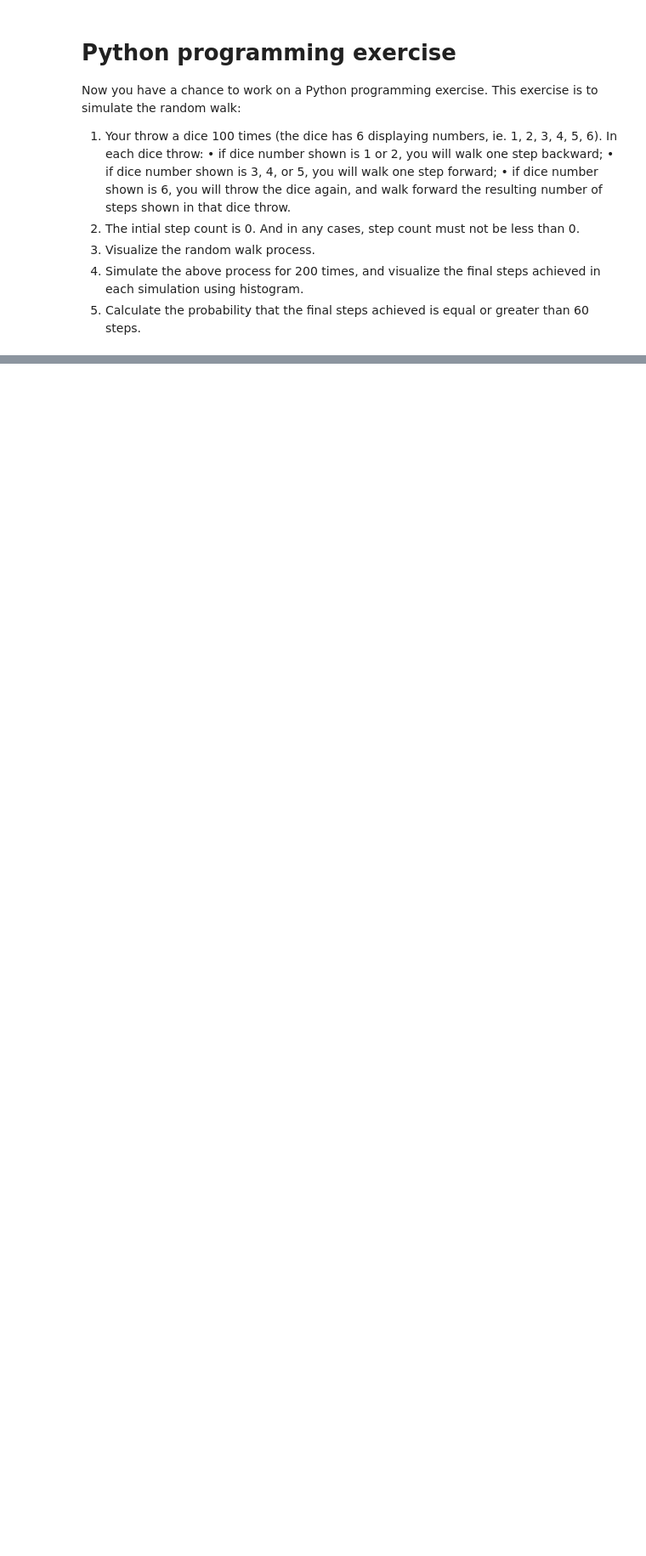
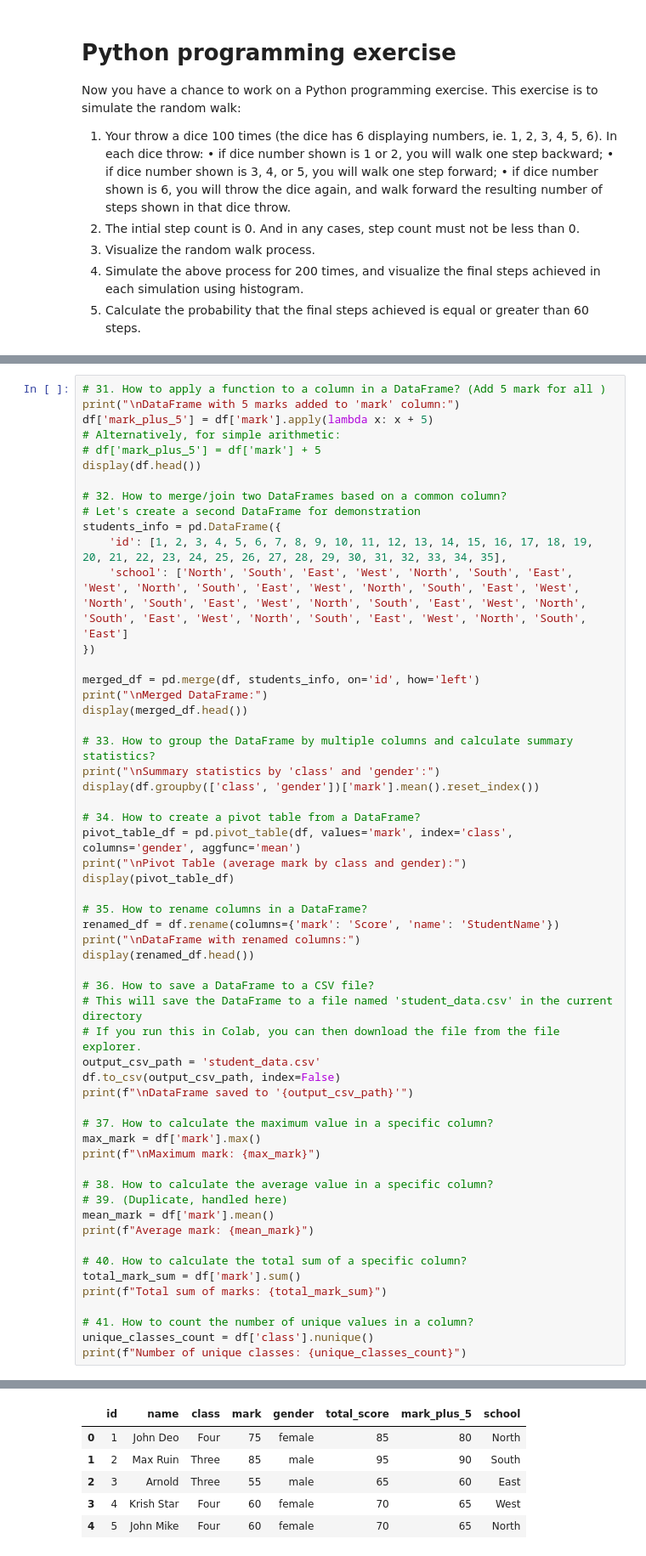
Before and after one commit to BG-bibek/BG-bibek, a Jupyter notebook: week1Consolidate.ipynb, the cells around one changed output, grey strips where cells are left out. Shown at 85% size. Drawn from its saved outputs; the diff is of its cells as text; blank space fills up the shorter version.

```diff
--- a/week1Consolidate.ipynb
+++ b/week1Consolidate.ipynb
@@ -52,0 +398,57 @@ Probability of achieving 60 or more steps: 1.00
+# %%
+# 31. How to apply a function to a column in a DataFrame? (Add 5 mark for all )
+print("\nDataFrame with 5 marks added to 'mark' column:")
+df['mark_plus_5'] = df['mark'].apply(lambda x: x + 5)
+# Alternatively, for simple arithmetic:
+# df['mark_plus_5'] = df['mark'] + 5
+display(df.head())
+
+# 32. How to merge/join two DataFrames based on a common column?
+# Let's create a second DataFrame for demonstration
+students_info = pd.DataFrame({
+    'id': [1, 2, 3, 4, 5, 6, 7, 8, 9, 10, 11, 12, 13, 14, 15, 16, 17, 18, 19, 20, 21, 22, 23, 24, 25, 26, 27, 28, 29, 30, 31, 32, 33, 34, 35],
+    'school': ['North', 'South', 'East', 'West', 'North', 'South', 'East', 'West', 'North', 'South', 'East', 'West', 'North', 'South', 'East', 'West', 'North', 'South', 'East', 'West', 'North', 'South', 'East', 'West', 'North', 'South', 'East', 'West', 'North', 'South', 'East', 'West', 'North', 'South', 'East']
+})
+
+merged_df = pd.merge(df, students_info, on='id', how='left')
+print("\nMerged DataFrame:")
+display(merged_df.head())
+
+# 33. How to group the DataFrame by multiple columns and calculate summary statistics?
+print("\nSummary statistics by 'class' and 'gender':")
+display(df.groupby(['class', 'gender'])['mark'].mean().reset_index())
+
+# 34. How to create a pivot table from a DataFrame?
+pivot_table_df = pd.pivot_table(df, values='mark', index='class', columns='gender', aggfunc='mean')
+print("\nPivot Table (average mark by class and gender):")
+display(pivot_table_df)
+
+# 35. How to rename columns in a DataFrame?
+renamed_df = df.rename(columns={'mark': 'Score', 'name': 'StudentName'})
+print("\nDataFrame with renamed columns:")
+display(renamed_df.head())
+
+# 36. How to save a DataFrame to a CSV file?
+# This will save the DataFrame to a file named 'student_data.csv' in the current directory
+# If you run this in Colab, you can then download the file from the file explorer.
+output_csv_path = 'student_data.csv'
+df.to_csv(output_csv_path, index=False)
+print(f"\nDataFrame saved to '{output_csv_path}'")
+
+# 37. How to calculate the maximum value in a specific column?
+max_mark = df['mark'].max()
+print(f"\nMaximum mark: {max_mark}")
+
+# 38. How to calculate the average value in a specific column?
+# 39. (Duplicate, handled here)
+mean_mark = df['mark'].mean()
+print(f"Average mark: {mean_mark}")
+
+# 40. How to calculate the total sum of a specific column?
+total_mark_sum = df['mark'].sum()
+print(f"Total sum of marks: {total_mark_sum}")
+
+# 41. How to count the number of unique values in a column?
+unique_classes_count = df['class'].nunique()
+print(f"Number of unique classes: {unique_classes_count}")
+# %% [output]
@@ -52,0 +463,6 @@ Probability of achieving 60 or more steps: 1.00
+|  | id | name | class | mark | gender | total_score | mark_plus_5 | school |
+| 0 | 1 | John Deo | Four | 75 | female | 85 | 80 | North |
+| 1 | 2 | Max Ruin | Three | 85 | male | 95 | 90 | South |
+| 2 | 3 | Arnold | Three | 55 | male | 65 | 60 | East |
+| 3 | 4 | Krish Star | Four | 60 | female | 70 | 65 | West |
+| 4 | 5 | John Mike | Four | 60 | female | 70 | 65 | North |
```
Also changed, not shown: parts of 12 cells of this notebook.
